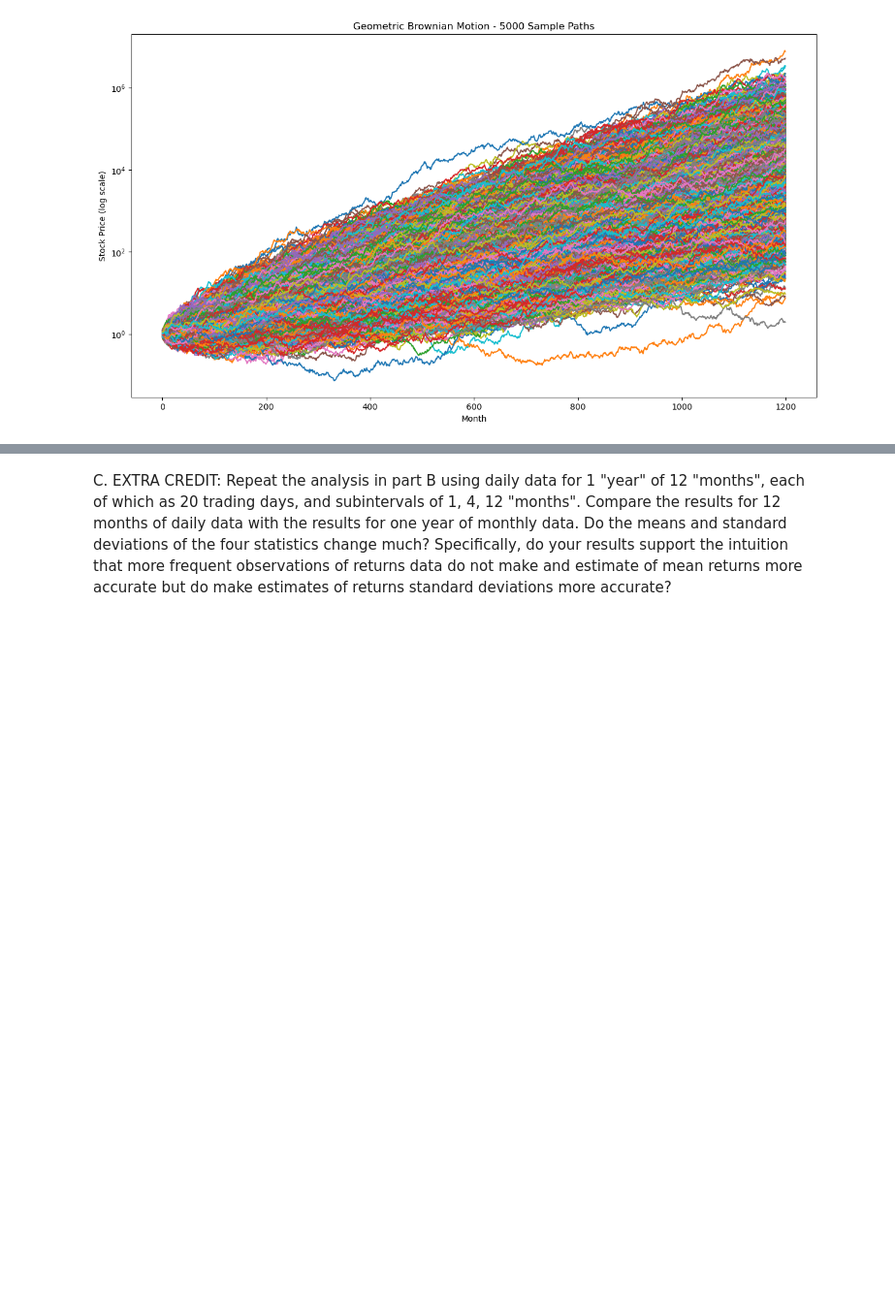
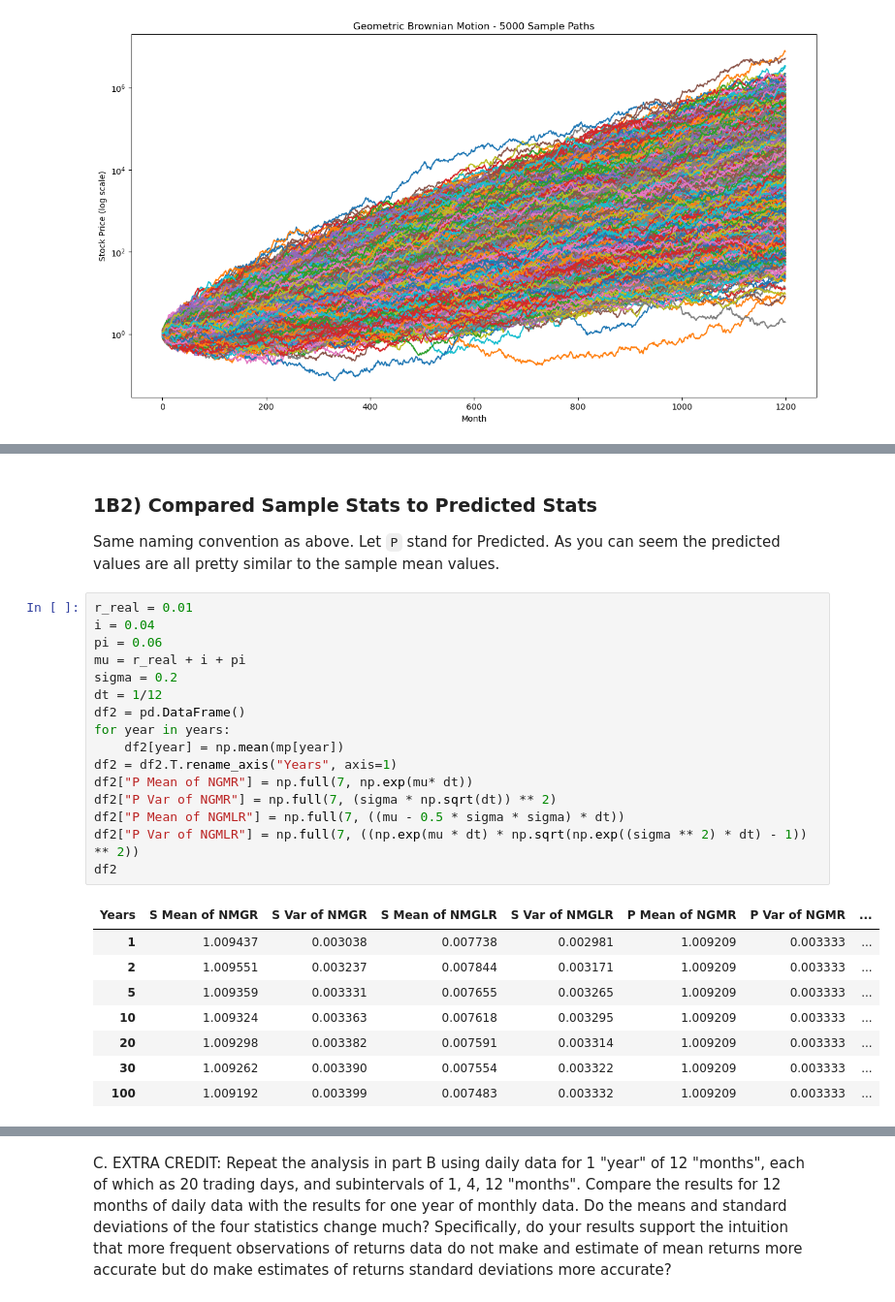
Before and after one commit to thejameszhang/fall2023, a Jupyter notebook: bufn400/homework/BUFN400-bhw04-GBM-log-utiity-02-QUESTIONS.ipynb, the cells around one changed output, grey strips where cells are left out. Shown at 97% size. Saved outputs shown, nothing was run; the diff lists cells and outputs as text; blank space fills up the shorter version.

```diff
--- a/bufn400/homework/BUFN400-bhw04-GBM-log-utiity-02-QUESTIONS.ipynb
+++ b/bufn400/homework/BUFN400-bhw04-GBM-log-utiity-02-QUESTIONS.ipynb
@@ -176,3 +191,32 @@ for year in years:
 | 4999 | 1.004075 | 0.003602 | 0.002302 | 0.003513 |
 5000 rows × 4 columns
 ... (9 outputs left out)
+# %% [markdown]
+### 1B2) Compared Sample Stats to Predicted Stats
+
+Same naming convention as above. Let `P` stand for Predicted. As you can seem the predicted values are all pretty similar to the sample mean values.
+# %%
+r_real = 0.01
+i = 0.04
+pi = 0.06
+mu = r_real + i + pi
+sigma = 0.2
+dt = 1/12
+df2 = pd.DataFrame()
+for year in years:
+    df2[year] = np.mean(mp[year])
+df2 = df2.T.rename_axis("Years", axis=1)
+df2["P Mean of NGMR"] = np.full(7, np.exp(mu* dt))
+df2["P Var of NGMR"] = np.full(7, (sigma * np.sqrt(dt)) ** 2)
+df2["P Mean of NGMLR"] = np.full(7, ((mu - 0.5 * sigma * sigma) * dt))
+df2["P Var of NGMLR"] = np.full(7, ((np.exp(mu * dt) * np.sqrt(np.exp((sigma ** 2) * dt) - 1)) ** 2))
+df2
+# %% [output]
+| Years | S Mean of NMGR | S Var of NMGR | S Mean of NMGLR | S Var of NMGLR | P Mean of NGMR | P Var of NGMR | ... |
+| 1 | 1.009437 | 0.003038 | 0.007738 | 0.002981 | 1.009209 | 0.003333 | ... |
+| 2 | 1.009551 | 0.003237 | 0.007844 | 0.003171 | 1.009209 | 0.003333 | ... |
+| 5 | 1.009359 | 0.003331 | 0.007655 | 0.003265 | 1.009209 | 0.003333 | ... |
+| 10 | 1.009324 | 0.003363 | 0.007618 | 0.003295 | 1.009209 | 0.003333 | ... |
+| 20 | 1.009298 | 0.003382 | 0.007591 | 0.003314 | 1.009209 | 0.003333 | ... |
+| 30 | 1.009262 | 0.003390 | 0.007554 | 0.003322 | 1.009209 | 0.003333 | ... |
+| 100 | 1.009192 | 0.003399 | 0.007483 | 0.003332 | 1.009209 | 0.003333 | ... |
```
Also changed, not shown: parts of 11 cells of this notebook, 13 other files.
